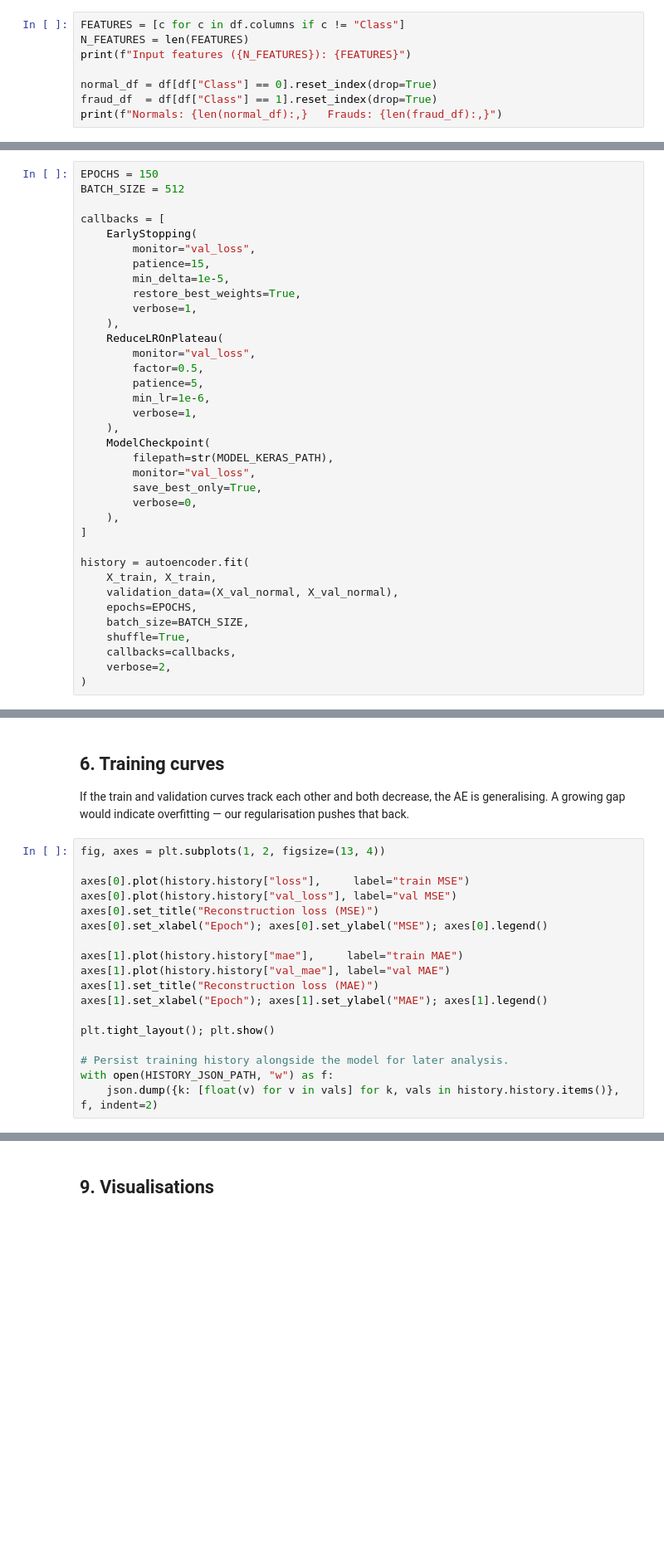
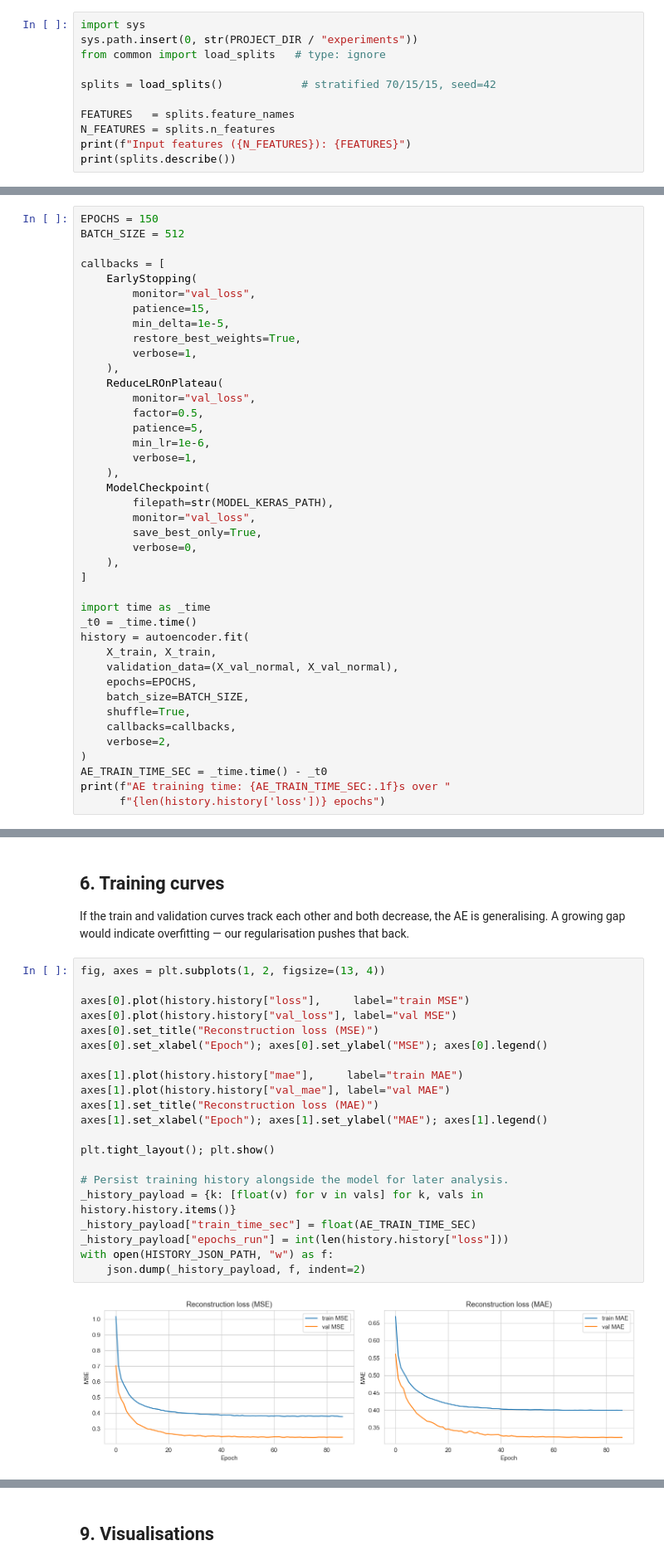
Before and after one commit to AhmedRaza33/dl-project, a Jupyter notebook: fraud_detection_autoencoder.ipynb, the cells around one changed output, grey strips where cells are left out. Shown at 83% size. Drawn from its saved outputs; the diff is of its cells as text; blank space fills up the shorter version.

```diff
--- a/fraud_detection_autoencoder.ipynb
+++ b/fraud_detection_autoencoder.ipynb
@@ -123,8 +153,11 @@ threshold-selection set and the test set are independent.
 # %%
-FEATURES = [c for c in df.columns if c != "Class"]
-N_FEATURES = len(FEATURES)
+import sys
+sys.path.insert(0, str(PROJECT_DIR / "experiments"))
+from common import load_splits   # type: ignore
+
+splits = load_splits()            # stratified 70/15/15, seed=42
+
+FEATURES   = splits.feature_names
+N_FEATURES = splits.n_features
 print(f"Input features ({N_FEATURES}): {FEATURES}")
-
-normal_df = df[df["Class"] == 0].reset_index(drop=True)
-fraud_df  = df[df["Class"] == 1].reset_index(drop=True)
-print(f"Normals: {len(normal_df):,}   Frauds: {len(fraud_df):,}")
+print(splits.describe())
@@ -275,6 +331,8 @@ callbacks = [
     ),
 ]
 
+import time as _time
+_t0 = _time.time()
 history = autoencoder.fit(
     X_train, X_train,
     validation_data=(X_val_normal, X_val_normal),
@@ -284,3 +342,6 @@ history = autoencoder.fit(
     callbacks=callbacks,
     verbose=2,
 )
+AE_TRAIN_TIME_SEC = _time.time() - _t0
+print(f"AE training time: {AE_TRAIN_TIME_SEC:.1f}s over "
+      f"{len(history.history['loss'])} epochs")
@@ -292,21 +371,26 @@ A growing gap would indicate overfitting — our regularisation pushes that back
 # %%
 fig, axes = plt.subplots(1, 2, figsize=(13, 4))
 
 axes[0].plot(history.history["loss"],     label="train MSE")
 axes[0].plot(history.history["val_loss"], label="val MSE")
 axes[0].set_title("Reconstruction loss (MSE)")
 axes[0].set_xlabel("Epoch"); axes[0].set_ylabel("MSE"); axes[0].legend()
 
 axes[1].plot(history.history["mae"],     label="train MAE")
 axes[1].plot(history.history["val_mae"], label="val MAE")
 axes[1].set_title("Reconstruction loss (MAE)")
 axes[1].set_xlabel("Epoch"); axes[1].set_ylabel("MAE"); axes[1].legend()
 
 plt.tight_layout(); plt.show()
 
 # Persist training history alongside the model for later analysis.
+_history_payload = {k: [float(v) for v in vals] for k, vals in history.history.items()}
+_history_payload["train_time_sec"] = float(AE_TRAIN_TIME_SEC)
+_history_payload["epochs_run"] = int(len(history.history["loss"]))
 with open(HISTORY_JSON_PATH, "w") as f:
-    json.dump({k: [float(v) for v in vals] for k, vals in history.history.items()}, f, indent=2)
+    json.dump(_history_payload, f, indent=2)
+# %% [output]
+[figure, added]
 # %% [markdown]
 ## 7. Reconstruction error & threshold selection
 
```
Also changed, not shown: parts of 16 cells of this notebook, 25 other files.
